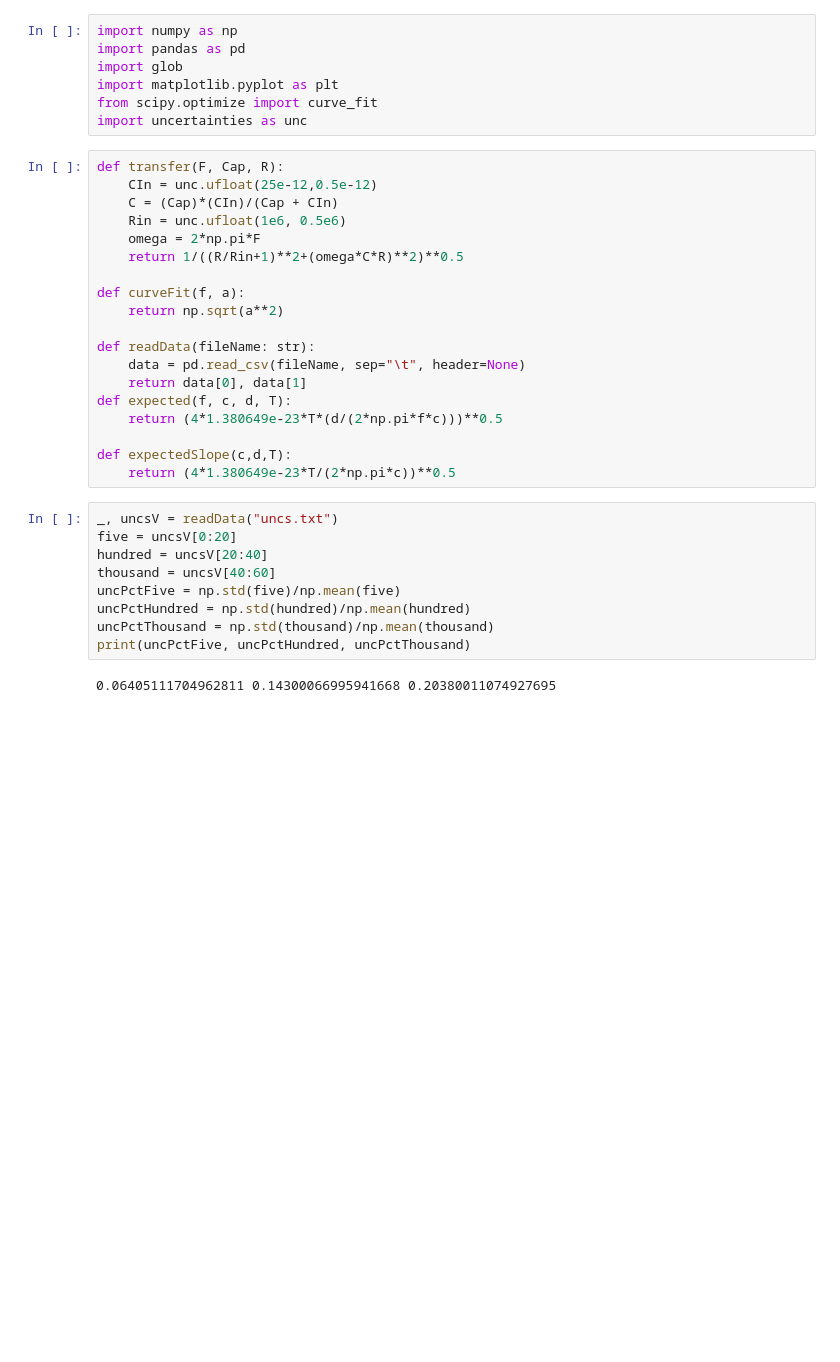
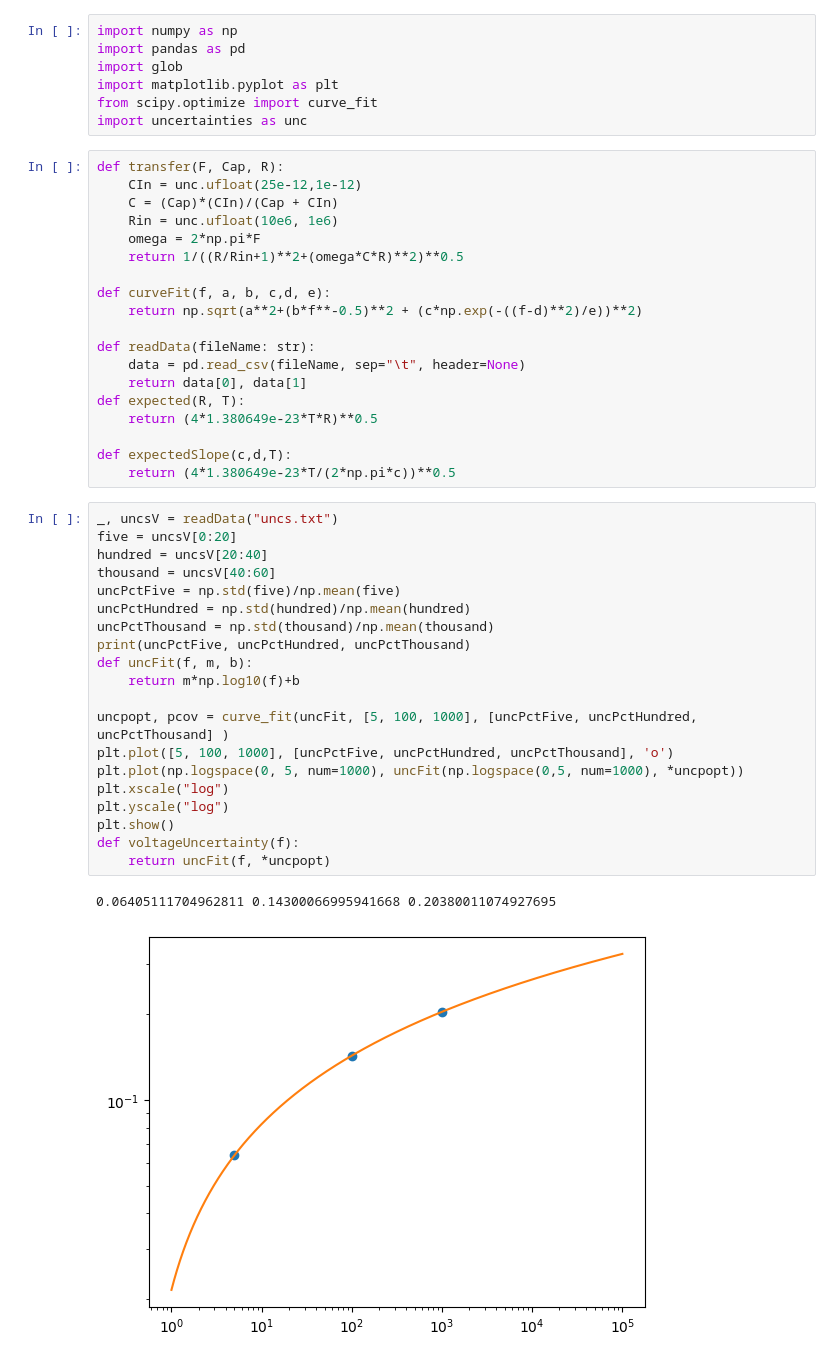
Before and after one commit to Shaquible/ENPH453, a Jupyter notebook: electricalNoise/c_noise.ipynb, the cells around one changed output. Drawn from its saved outputs; the diff is of its cells as text; blank space fills up the shorter version.

```diff
--- a/electricalNoise/c_noise.ipynb
+++ b/electricalNoise/c_noise.ipynb
@@ -7,33 +7,45 @@ from scipy.optimize import curve_fit
 import uncertainties as unc
 # %%
 def transfer(F, Cap, R):
-    CIn = unc.ufloat(25e-12,0.5e-12)
+    CIn = unc.ufloat(25e-12,1e-12)
     C = (Cap)*(CIn)/(Cap + CIn)
-    Rin = unc.ufloat(1e6, 0.5e6)
+    Rin = unc.ufloat(10e6, 1e6)
     omega = 2*np.pi*F
     return 1/((R/Rin+1)**2+(omega*C*R)**2)**0.5
 
-def curveFit(f, a):
-    return np.sqrt(a**2)
+def curveFit(f, a, b, c,d, e):
+    return np.sqrt(a**2+(b*f**-0.5)**2 + (c*np.exp(-((f-d)**2)/e))**2)
 
 def readData(fileName: str):
     data = pd.read_csv(fileName, sep="\t", header=None)
     return data[0], data[1]
-def expected(f, c, d, T):
-    return (4*1.380649e-23*T*(d/(2*np.pi*f*c)))**0.5
+def expected(R, T):
+    return (4*1.380649e-23*T*R)**0.5
 
 def expectedSlope(c,d,T):
     return (4*1.380649e-23*T/(2*np.pi*c))**0.5
 # %%
 _, uncsV = readData("uncs.txt")
 five = uncsV[0:20]
 hundred = uncsV[20:40]
 thousand = uncsV[40:60]
 uncPctFive = np.std(five)/np.mean(five)
 uncPctHundred = np.std(hundred)/np.mean(hundred)
 uncPctThousand = np.std(thousand)/np.mean(thousand)
 print(uncPctFive, uncPctHundred, uncPctThousand)
+def uncFit(f, m, b):
+    return m*np.log10(f)+b
+
+uncpopt, pcov = curve_fit(uncFit, [5, 100, 1000], [uncPctFive, uncPctHundred, uncPctThousand] )
+plt.plot([5, 100, 1000], [uncPctFive, uncPctHundred, uncPctThousand], 'o')
+plt.plot(np.logspace(0, 5, num=1000), uncFit(np.logspace(0,5, num=1000), *uncpopt))
+plt.xscale("log")
+plt.yscale("log")
+plt.show()
+def voltageUncertainty(f):
+    return uncFit(f, *uncpopt)
 # %% [output]
 0.06405111704962811 0.14300066995941668 0.20380011074927695
+[figure, added]
 # %%
 capacitances = [unc.ufloat(47.1, 0.01)*1e-12, unc.ufloat(60.0, 0.01)*1e-12, unc.ufloat(73.6, 0.01)*1e-12]
```
Also changed, not shown: parts of 1 cell of this notebook, 22 other files.
